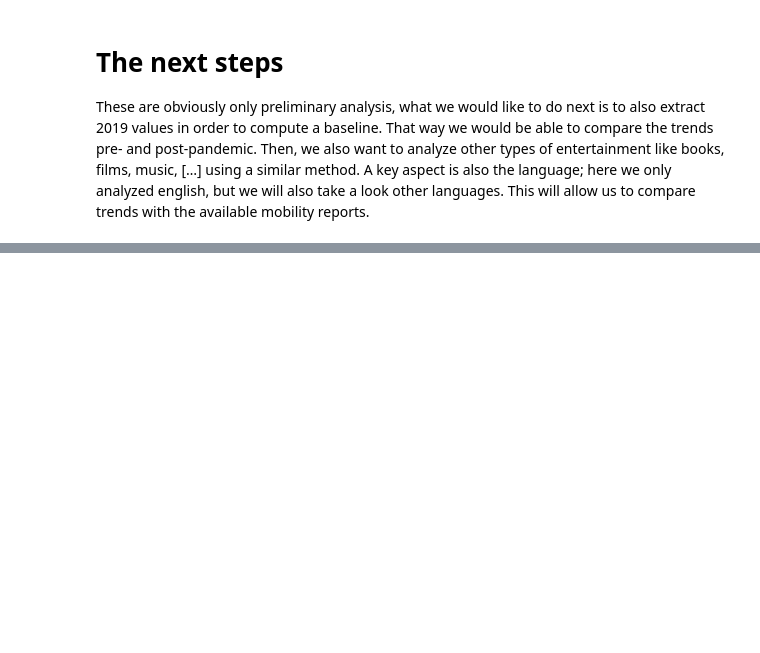
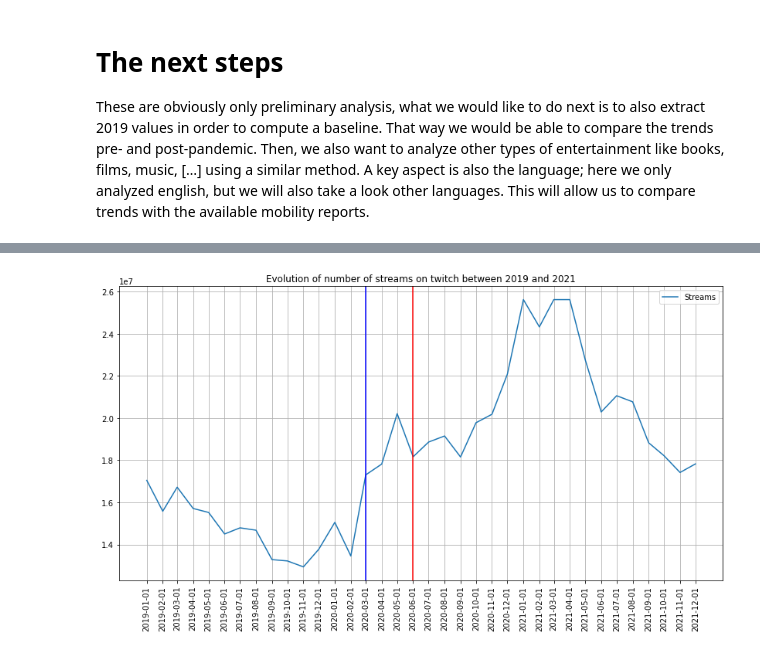
Before and after one commit to epfl-ada/ada-2022-project-teamjose, a Jupyter notebook: analyses/Project_p2_final.ipynb, the cells around one changed output, grey strips where cells are left out. Cells and saved outputs as stored; diff of their text form; code cells hidden in the pictures; blank space fills up the shorter version.

```diff
--- a/analyses/Project_p2_final.ipynb
+++ b/analyses/Project_p2_final.ipynb
@@ -435,0 +372,12 @@ These are obviously only preliminary analysis, what we would like to do next is
+# %%
+plt.figure(figsize=(14,7))
+plt.plot(twitch_global.Date, twitch_global.Streams, label="Streams")
+plt.legend()
+plt.grid()
+plt.xticks(twitch_global.Date.dt.date,twitch_global.Date.dt.date, rotation='vertical')
+plt.title("Evolution of number of streams on twitch between 2019 and 2021")
+plt.axvline(x = pd.to_datetime("03/01/2020"), color = 'b', label = 'Start of lockdown')
+plt.axvline(x = pd.to_datetime("06/01/2020"), color = 'r', label = 'End of lockdown')
+plt.show()
+# %% [output]
+[figure, added]
```
Also changed, not shown: parts of 42 cells of this notebook, 3 other files.
